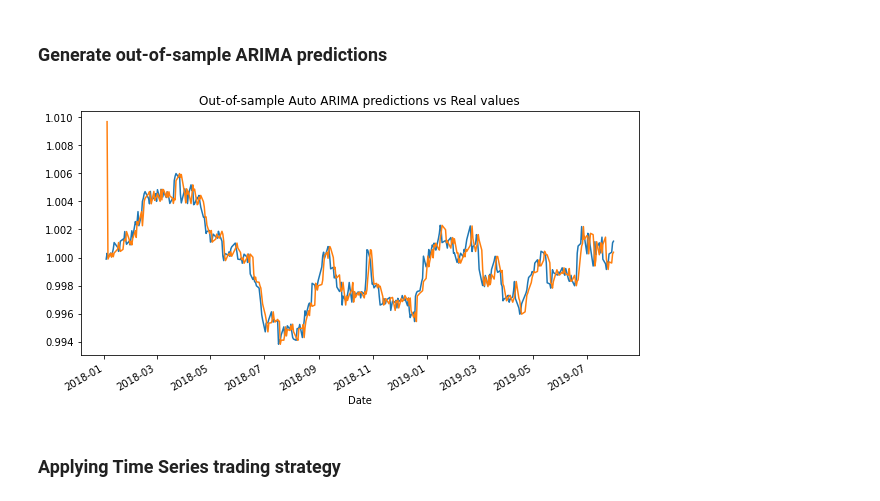
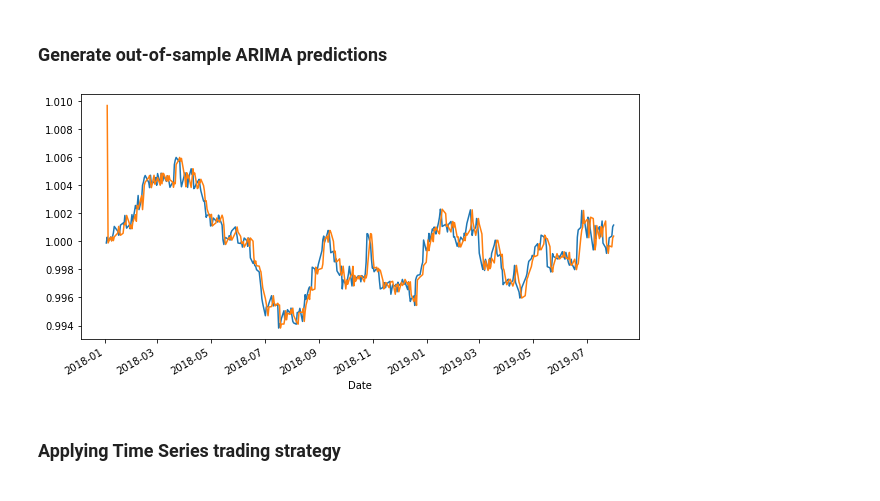
Before and after one commit to hudson-and-thames/arbitrage_research, a Jupyter notebook: Other Approaches/quantile_time_series.ipynb, the cells around one changed output. Drawn from its saved outputs; the diff is of its cells as text; code cells hidden in the pictures.

```diff
--- a/Other Approaches/quantile_time_series.ipynb
+++ b/Other Approaches/quantile_time_series.ipynb
@@ -163,6 +163,6 @@ eg_portfolio_price.plot(title='Engle-Granger portfolio price', figsize=(10,5));
 # %% [markdown]
 ### Fit Auto ARIMA model
 # %%
-arima_model = AutoARIMAForecast(start_p=1, start_q=1, max_p=10, max_q=10)
-#arima = ml.auto_arima.AutoARIMAForecast()
+# Initialising the AutoARIMA model
+arima_model = al.auto_arima.AutoARIMAForecast(start_p=1, start_q=1, max_p=10, max_q=10)
 # %%
@@ -208,10 +213,10 @@ test_portfolio_price = (test_portfolio_returns + 1).cumprod()
 oos_prediction = arima_model.predict(y=test_portfolio_price)
 # %%
 # Compare results
-test_portfolio_price.plot(title='Engle-Granger OOS portfolio price', figsize=(10,5))
-oos_prediction.plot(title='Out-of-sample Auto ARIMA predictions vs Real values', figsize=(10,5));
+test_portfolio_price.plot(label='Engle-Granger OOS portfolio price', figsize=(10,5));
+oos_prediction.plot(label='Out-of-sample Auto ARIMA predictions vs Real values', figsize=(10,5));
 # %% [output]
-[figure, old version]
+[figure, new version]
 # %% [markdown]
 ### Applying Time Series trading strategy
 # %%
```
Also changed, not shown: parts of 11 cells of this notebook.
